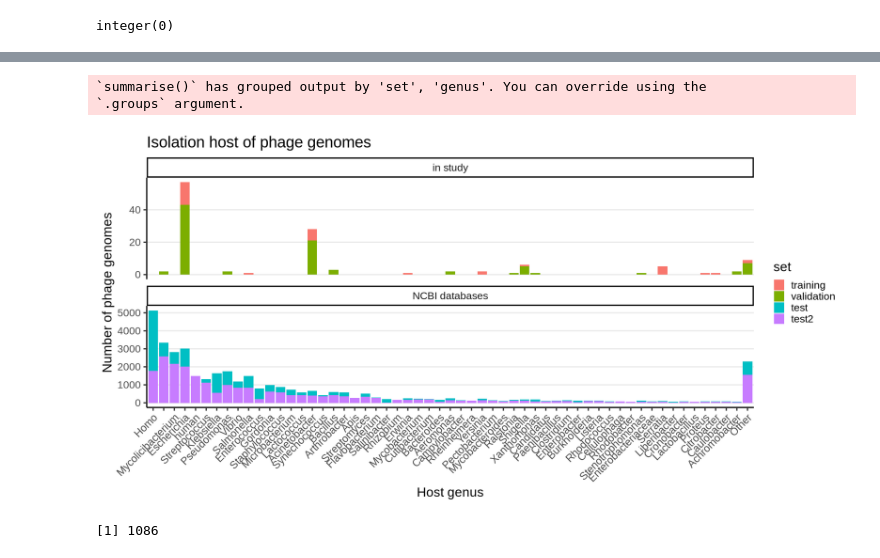
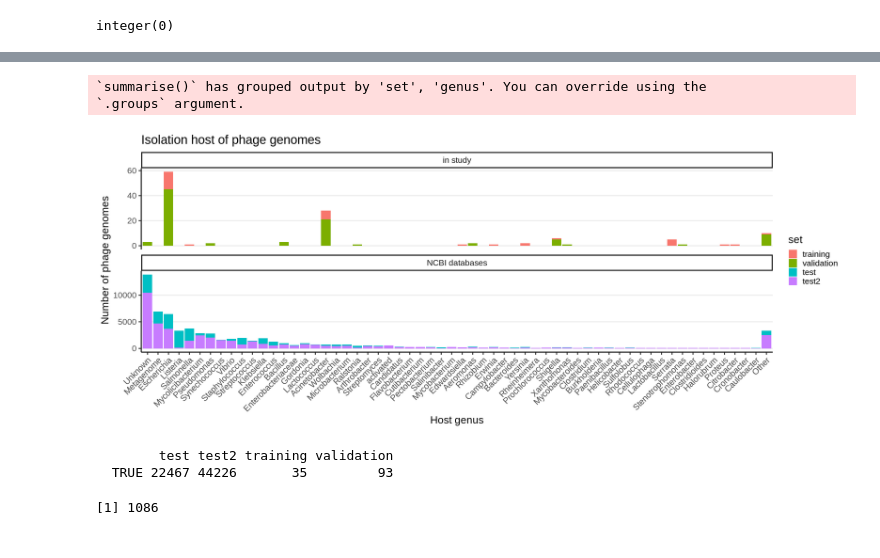
Before and after one commit to fineranlab/phage-genome-arabinosylation, a Jupyter notebook: bin/B_detect-arabinosylation-genes.ipynb, the cells around one changed output, grey strips where cells are left out. Drawn from its saved outputs; the diff is of its cells as text; code cells hidden in the pictures.

```diff
--- a/bin/B_detect-arabinosylation-genes.ipynb
+++ b/bin/B_detect-arabinosylation-genes.ipynb
@@ -124,14 +173,16 @@ str(validation, max.level = 1)
 ## Test data
 test <- list(
     'metadata' = read.delim(fs$test$metadata),
-    'features' = read.delim(fs$test$features)
+    'features' = read.delim(fs$test$features),
+    'protein' = readAAStringSet(fs$test$protein)
 )
 str(test, max.level = 1)
 
 ## Test2 data
 test2 <- list(
     'metadata' = read.delim(fs$test2$metadata),
-    'features' = read.delim(fs$test2$features)
+    'features' = read.delim(fs$test2$features),
+    'protein' = readAAStringSet(fs$test2$protein)
 )
 str(test2, max.level = 1)
 # %% [output]
@@ -166,12 +206,0 @@ training$features$protein_seq <- as.character(training$protein)[index]
-# %%
-# Modify validation set annotations
-
-## Entry keys
-validation$features$protein_key <- paste(
-    validation$features$Gene.CDS.Protein.FASTA.Sequence.ID,
-    validation$features$Gene.CDS.Protein.FASTA.Title
-)
-
-## Protein sequences
-index <- match(validation$features$protein_key, names(validation$protein))
-validation$features$protein_seq <- as.character(validation$protein)[index]
@@ -208,10 +330,25 @@ report <- rbind(
     validation$metadata,
     test$metadata,
     test2$metadata
-) %>% unique()
+)
+any(duplicated(report$Accession))
 
-## Extract genus
-report$genus <- str_split(report$Host.Name, ' ', simplify=TRUE)[,1]
+## Extract host genus
+report$genus <- case_when(
+    report$Host.Name == 'human metagenome' ~ "Metagenome",
+    report$Host.Name == 'Homo sapiens' ~ "Metagenome",
+    report$Host.Name == 'Bos taurus' ~ "Metagenome",
+    report$Host.Name == 'Sus scrofa' ~ "Metagenome",
+    str_detect(report$Host.Name, 'Aves') ~ "Metagenome",
+    str_detect(report$Host.Name, 'Apis') ~ "Metagenome",
+    str_detect(report$Host.Name, 'Bombyx') ~ "Metagenome",
+    str_detect(report$Host.Name, '\\[Arthrobacter') ~ "Arthrobacter",
+    str_detect(report$Host.Name, '\\[Clostridium') ~ "Clostridium",
+    str_detect(report$Host.Name, '\\[Ruminococcus') ~ "Ruminococcus",
+    report$Host.Name == '' ~ "Unknown",
+    .default = report$Host.Name
+)
+report$genus <- str_split(report$genus, ' ', simplify=TRUE)[,1]
 
 ## View
 rbind(head(report,3),tail(report,3))
@@ -228,6 +366,6 @@ A data.frame: 6 × 51
 # %%
 # Representativeness of data sets
-options(repr.plot.width=16, repr.plot.height=8)
+options(repr.plot.width=20, repr.plot.height=8)
 
 ## Select
 df <- report
@@ -235,33 +373,33 @@ df$N <- 1
 
 ## Summarize
 df <- df %>% group_by(genus) %>% mutate(genus_size = sum(N))
-df$genus[df$genus_size < 60] <- 'Other'
+df$genus[df$genus_size < 70] <- 'Other' # 70
 df <- df %>% group_by(set, genus, Source.database) %>% summarize(total = sum(N))
 
 ## Order
 df <- df[order(df$total, decreasing = TRUE), ]
 genus_levels <- unique(df$genus)
 genus_levels <- genus_levels[-which(genus_levels == 'Other')]
 genus_levels <- c(genus_levels, 'Other')
 df$genus <- factor(df$genus, genus_levels)
 df$set <- factor(df$set, c('training','validation','test','test2'))
 
 ## Create facets
 df$facet <- NA
 df$facet[df$set %in% c('training','validation')] <- 'in study'
 df$facet[df$set %in% c('test','test2')] <- 'NCBI databases'
 
 ## Plot
 ggplot(df, aes(genus, total, fill=set)) +
   geom_col() +
   facet_wrap(~facet, nrow = 2, scales = 'free_y') +
   theme_classic(20) +
   theme(
       axis.text.x = element_text(angle=45,hjust=1,vjust=1),
       panel.grid.major.y = element_line()
   ) +
   labs(title='Isolation host of phage genomes', x = 'Host genus', y='Number of phage genomes')
 # %% [output]
 `summarise()` has grouped output by 'set', 'genus'. You can override using the
 `.groups` argument.
-[figure, old version]
+[figure, new version]
@@ -270,3 +406,10 @@ ggplot(df, aes(genus, total, fill=set)) +
+# %%
+# Check for duplicated accession numbers
+report$is_unique <- !duplicated(report$Accession)
+table(report$is_unique, report$set)
+# %% [output]
+        test test2 training validation
+  TRUE 22467 44226       35         93
 # %%
 # Annotation
 
```
Also changed, not shown: parts of 54 cells of this notebook, 2 other files.
